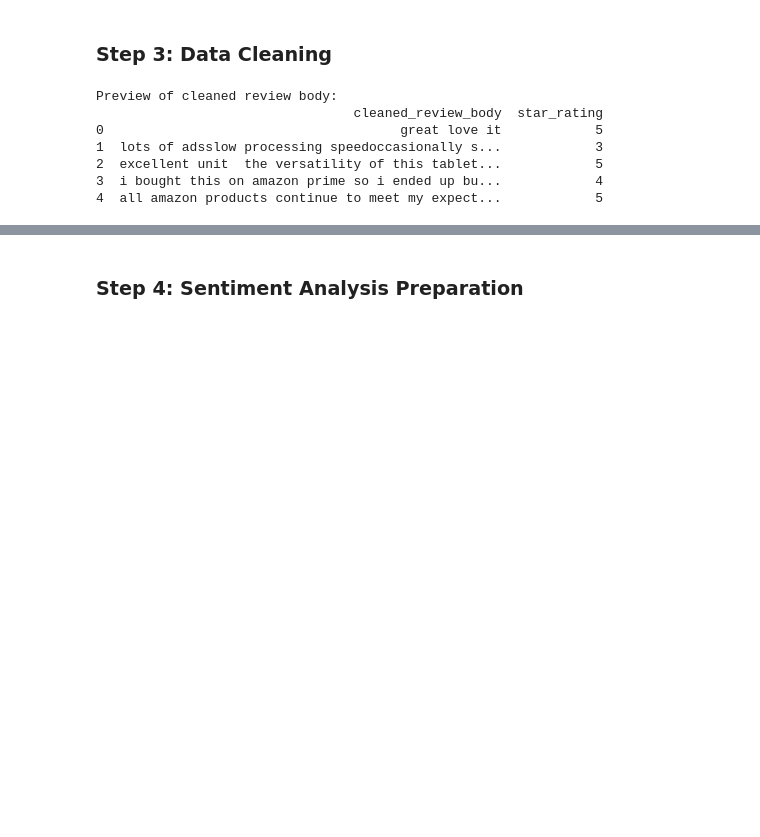
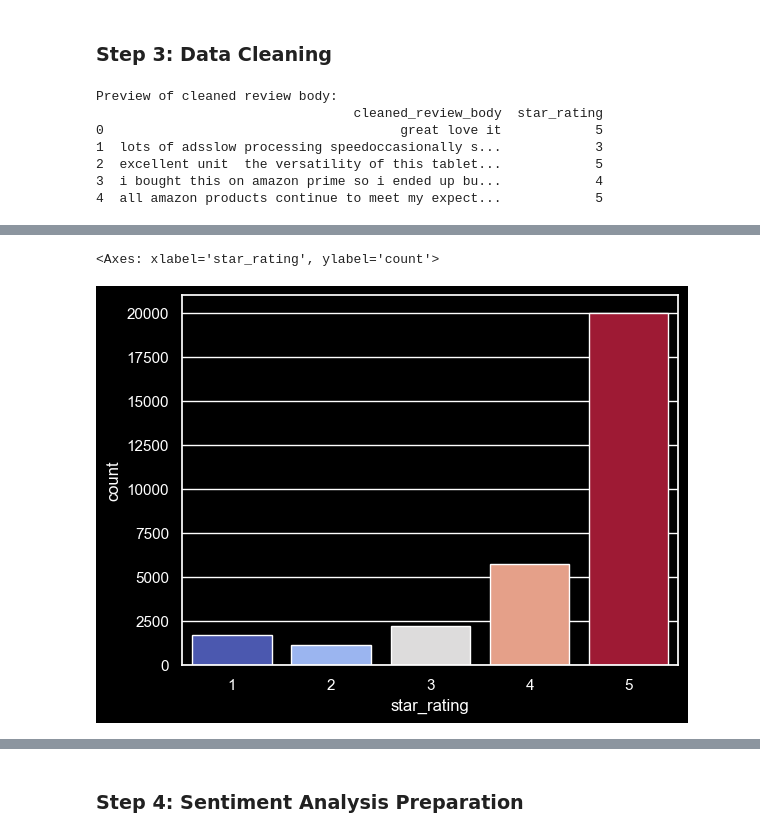
Before and after one commit to nafisalawalidris/Product-Review-Sentiment-Analysis, a Jupyter notebook: Product_Review_Analysis.ipynb, the cells around one changed output, grey strips where cells are left out. Saved outputs shown, nothing was run; the diff lists cells and outputs as text; code cells hidden in the pictures; blank space fills up the shorter version.

```diff
--- a/Product_Review_Analysis.ipynb
+++ b/Product_Review_Analysis.ipynb
@@ -104,0 +155,5 @@ Preview of cleaned review body:
+# %%
+sns.countplot(x='star_rating', data=data, palette="coolwarm", hue='star_rating', legend=False)
+# %% [output]
+<Axes: xlabel='star_rating', ylabel='count'>
+[figure, added]
```
Also changed, not shown: parts of 12 cells of this notebook, 2 other files.
